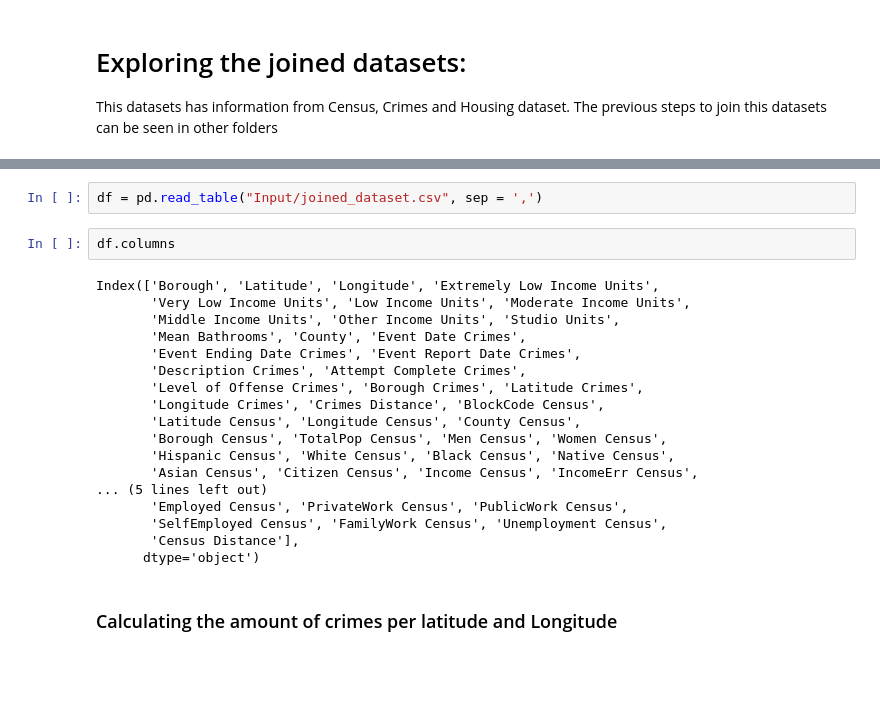
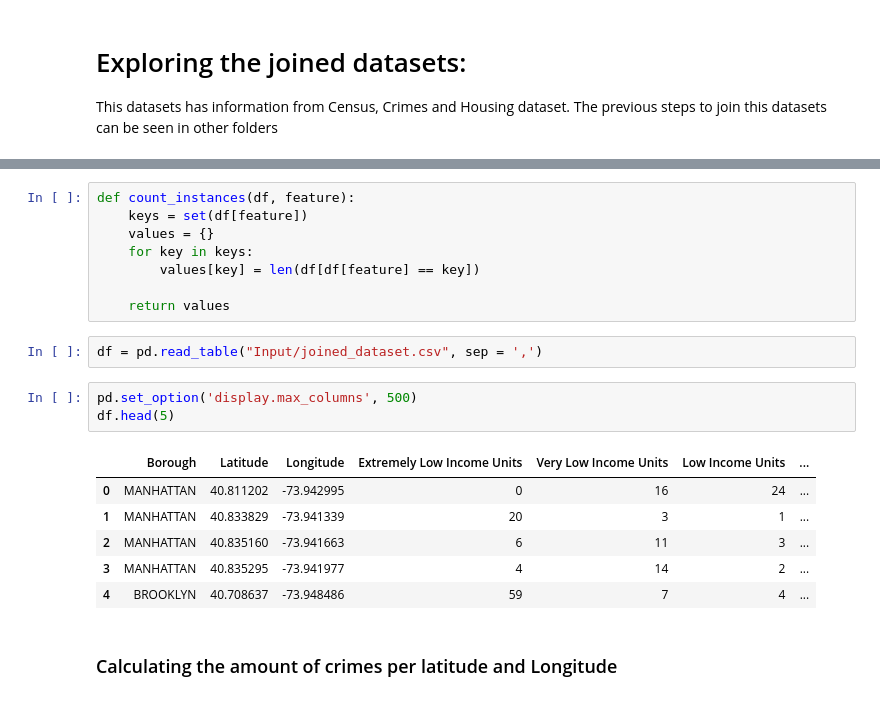
Before and after one commit to lucasgsfelix/Parole-Problem-HCML, a Jupyter notebook: 6-Getting Information/Explorting_joined_datasets.ipynb, the cells around one changed output, grey strips where cells are left out. Cells and saved outputs as stored; diff of their text form; blank space fills up the shorter version.

```diff
--- a/6-Getting Information/Explorting_joined_datasets.ipynb
+++ b/6-Getting Information/Explorting_joined_datasets.ipynb
@@ -8,25 +24,23 @@ import pandas as pd
+# %%
+def count_instances(df, feature):
+    keys = set(df[feature])
+    values = {}
+    for key in keys:
+        values[key] = len(df[df[feature] == key])
+
+    return values
 # %%
 df = pd.read_table("Input/joined_dataset.csv", sep = ',')
-# %%
-df.columns
-# %% [output]
-Index(['Borough', 'Latitude', 'Longitude', 'Extremely Low Income Units',
-       'Very Low Income Units', 'Low Income Units', 'Moderate Income Units',
-       'Middle Income Units', 'Other Income Units', 'Studio Units',
-       'Mean Bathrooms', 'County', 'Event Date Crimes',
-       'Event Ending Date Crimes', 'Event Report Date Crimes',
-       'Description Crimes', 'Attempt Complete Crimes',
-       'Level of Offense Crimes', 'Borough Crimes', 'Latitude Crimes',
-       'Longitude Crimes', 'Crimes Distance', 'BlockCode Census',
-       'Latitude Census', 'Longitude Census', 'County Census',
-       'Borough Census', 'TotalPop Census', 'Men Census', 'Women Census',
-       'Hispanic Census', 'White Census', 'Black Census', 'Native Census',
-       'Asian Census', 'Citizen Census', 'Income Census', 'IncomeErr Census',
-... (5 lines left out)
-       'Employed Census', 'PrivateWork Census', 'PublicWork Census',
-       'SelfEmployed Census', 'FamilyWork Census', 'Unemployment Census',
-       'Census Distance'],
-      dtype='object')
+# %%
+pd.set_option('display.max_columns', 500)
+df.head(5)
+# %% [output]
+|  | Borough | Latitude | Longitude | Extremely Low Income Units | Very Low Income Units | Low Income Units | ... |
+| 0 | MANHATTAN | 40.811202 | -73.942995 | 0 | 16 | 24 | ... |
+| 1 | MANHATTAN | 40.833829 | -73.941339 | 20 | 3 | 1 | ... |
+| 2 | MANHATTAN | 40.835160 | -73.941663 | 6 | 11 | 3 | ... |
+| 3 | MANHATTAN | 40.835295 | -73.941977 | 4 | 14 | 2 | ... |
+| 4 | BROOKLYN | 40.708637 | -73.948486 | 59 | 7 | 4 | ... |
 # %% [markdown]
 ### Calculating the amount of crimes per latitude and Longitude
 # %%
```
Also changed, not shown: parts of 10 cells of this notebook, 1 other file.
